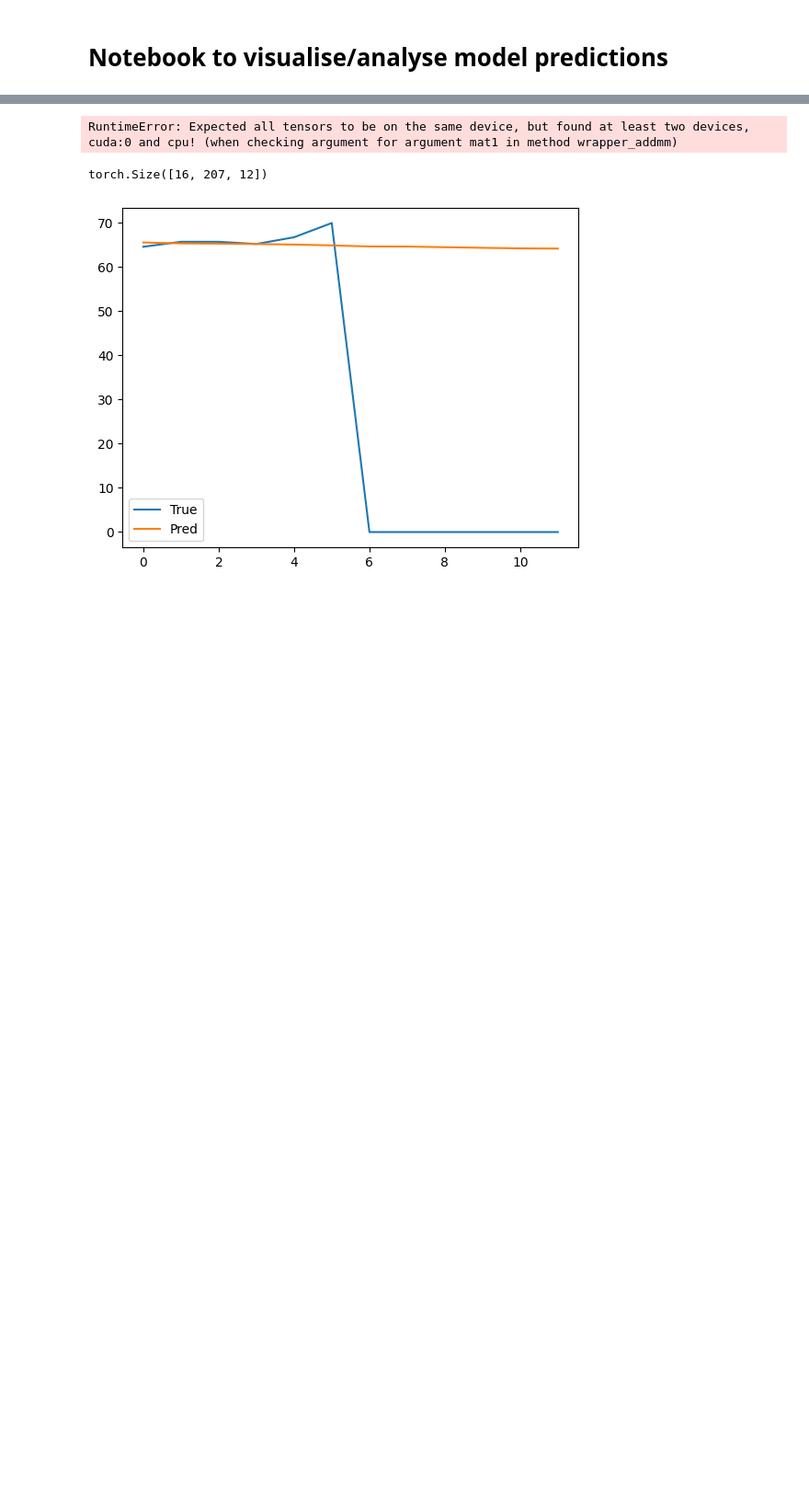
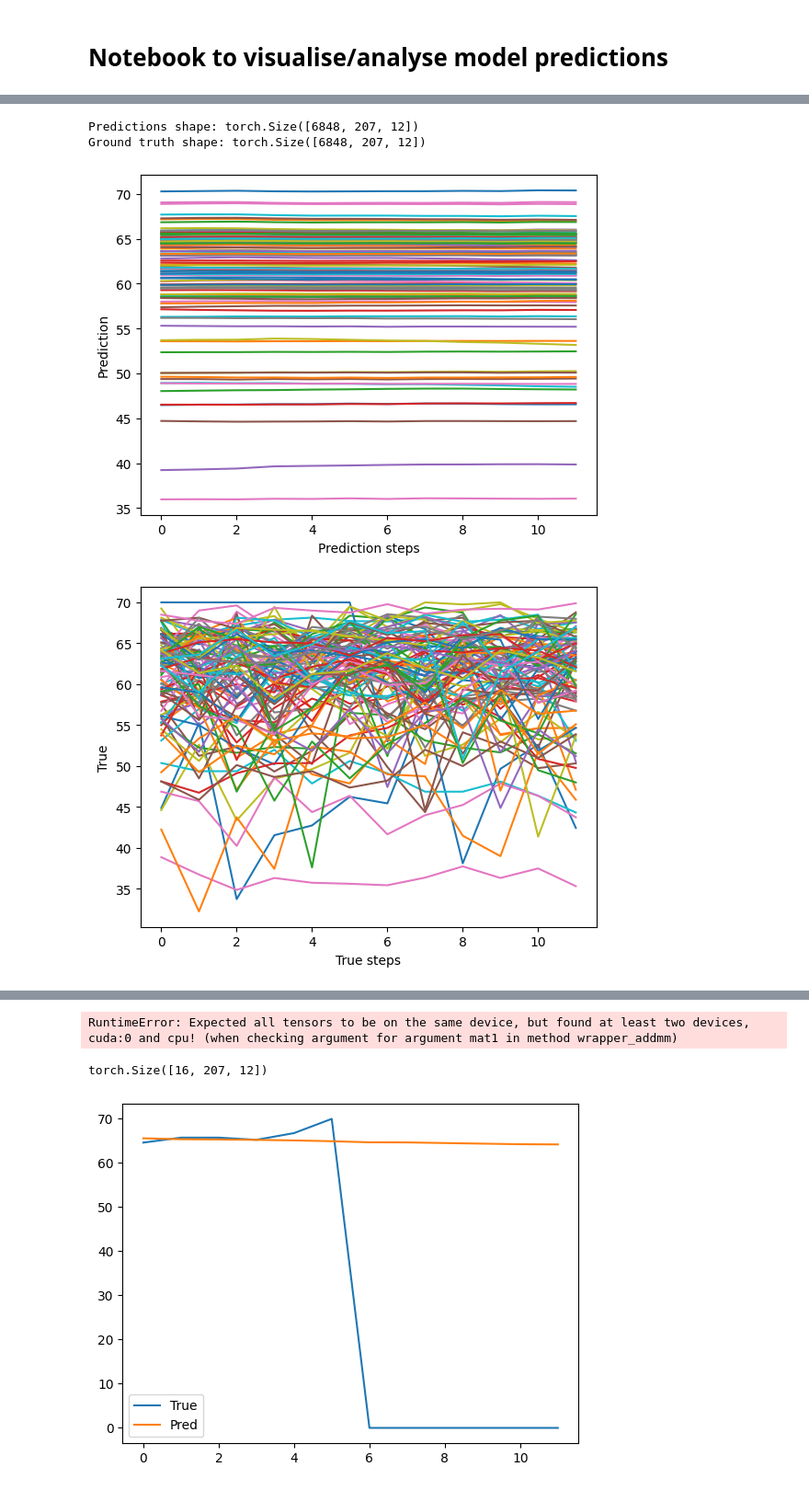
Before and after one commit to Mu-Bilal/Temporal-Graph-MLP-Mixer, a Jupyter notebook: src/TGMM-1/dev/inference_test.ipynb, the cells around one changed output, grey strips where cells are left out. Shown at 92% size. Saved outputs shown, nothing was run; the diff lists cells and outputs as text; code cells hidden in the pictures; blank space fills up the shorter version.

```diff
--- a/src/TGMM-1/dev/inference_test.ipynb
+++ b/src/TGMM-1/dev/inference_test.ipynb
@@ -48,0 +32,41 @@ batch = next(iter(val_loader))
+# %%
+# Initialize lists to store predictions and ground truth
+all_preds = []
+all_true = []
+
+# Disable gradient computation for inference
+with torch.no_grad():
+    for x, y, mask_x, mask_y in tqdm(test_loader):
+        # Get predictions
+        y_hat = model(x.to(model.device))
+
+        # Unnormalize predictions and ground truth
+        y_hat = y_hat * metadata['norm_std'] + metadata['norm_mean']
+        y = y * metadata['norm_std'] + metadata['norm_mean']
+
+        # Store predictions and ground truth
+        all_preds.append(y_hat.cpu())
+        all_true.append(y.cpu())
+
+# Concatenate all batches
+all_preds = torch.cat(all_preds, dim=0)
+all_true = torch.cat(all_true, dim=0)
+
+print(f"Predictions shape: {all_preds.shape}")
+print(f"Ground truth shape: {all_true.shape}")
+# %% [output]
+Predictions shape: torch.Size([6848, 207, 12])
+Ground truth shape: torch.Size([6848, 207, 12])
+# %%
+plt.plot(all_preds[0, :100, :].detach().numpy().T)
+plt.xlabel('Prediction steps')
+plt.ylabel('Prediction')
+plt.show()
+
+plt.plot(all_true[0, :100, :].detach().numpy().T)
+plt.xlabel('True steps')
+plt.ylabel('True')
+plt.show()
+# %% [output]
+[figure, added]
+[figure, added]
```
Also changed, not shown: parts of 7 cells of this notebook, 2 other files.
